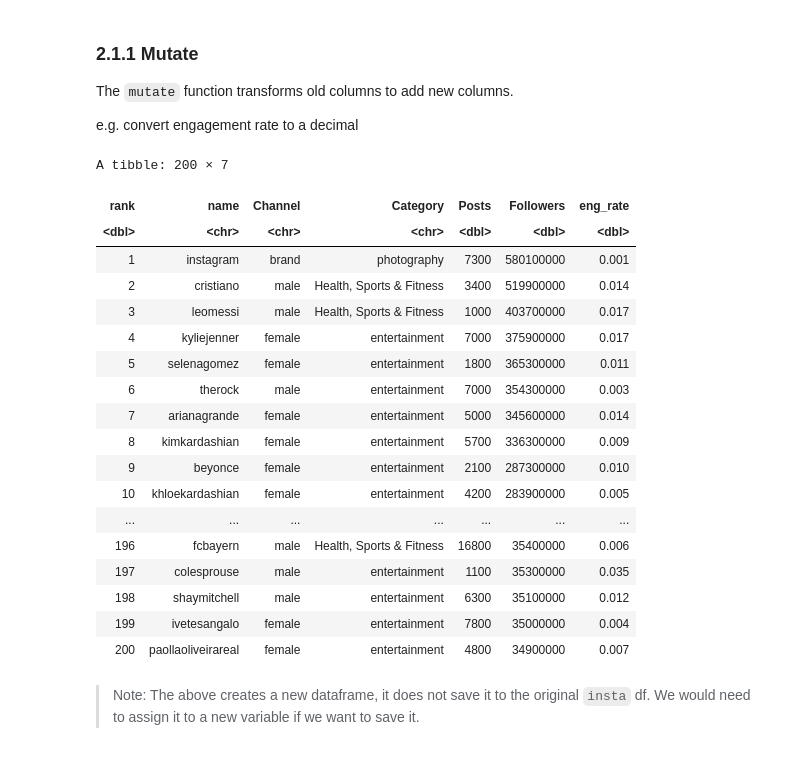
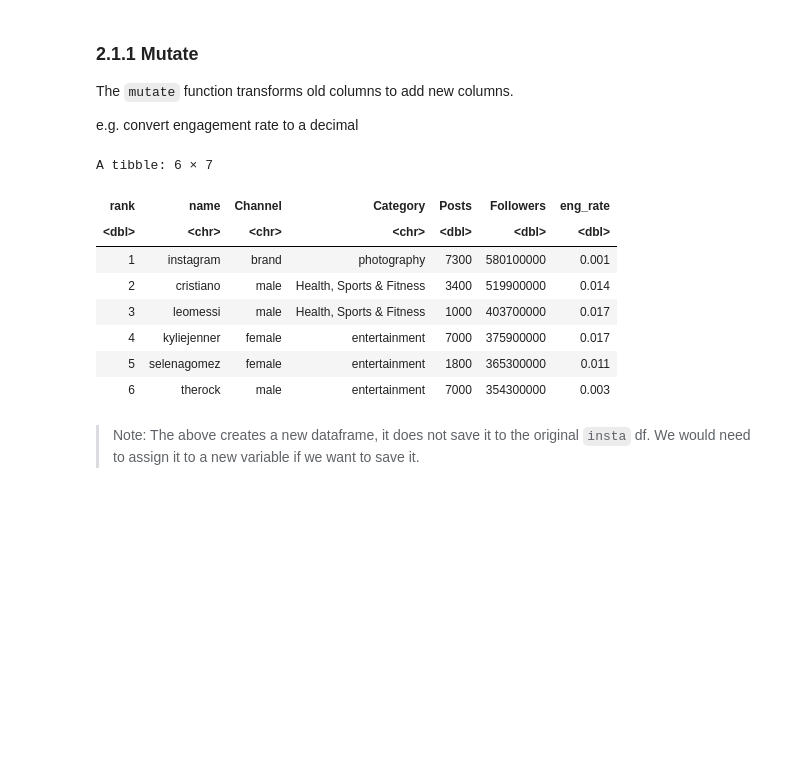
Before and after one commit to katieburak/girls-in-DS, a Jupyter notebook: _build/jupyter_execute/notes/day1.ipynb, the cells around one changed output. Saved outputs shown, nothing was run; the diff lists cells and outputs as text; code cells hidden in the pictures; blank space fills up the shorter version.

```diff
--- a/_build/jupyter_execute/notes/day1.ipynb
+++ b/_build/jupyter_execute/notes/day1.ipynb
@@ -496,27 +498,17 @@ The `mutate` function transforms old columns to add new columns.
 
 e.g. convert engagement rate to a decimal
 # %%
-mutate(insta, eng_rate = eng_rate / 100)
+head(mutate(insta, eng_rate = eng_rate / 100)) # head function returns only the first 6 rows
 # %% [output]
-A tibble: 200 × 7
+A tibble: 6 × 7
 | rank | name | Channel | Category | Posts | Followers | eng_rate |
 | <dbl> | <chr> | <chr> | <chr> | <dbl> | <dbl> | <dbl> |
 | 1 | instagram | brand | photography | 7300 | 580100000 | 0.001 |
 | 2 | cristiano | male | Health, Sports & Fitness | 3400 | 519900000 | 0.014 |
 | 3 | leomessi | male | Health, Sports & Fitness | 1000 | 403700000 | 0.017 |
 | 4 | kyliejenner | female | entertainment | 7000 | 375900000 | 0.017 |
 | 5 | selenagomez | female | entertainment | 1800 | 365300000 | 0.011 |
 | 6 | therock | male | entertainment | 7000 | 354300000 | 0.003 |
-| 7 | arianagrande | female | entertainment | 5000 | 345600000 | 0.014 |
-| 8 | kimkardashian | female | entertainment | 5700 | 336300000 | 0.009 |
-| 9 | beyonce | female | entertainment | 2100 | 287300000 | 0.010 |
-| 10 | khloekardashian | female | entertainment | 4200 | 283900000 | 0.005 |
-| ... | ... | ... | ... | ... | ... | ... |
-| 196 | fcbayern | male | Health, Sports & Fitness | 16800 | 35400000 | 0.006 |
-| 197 | colesprouse | male | entertainment | 1100 | 35300000 | 0.035 |
-| 198 | shaymitchell | male | entertainment | 6300 | 35100000 | 0.012 |
-| 199 | ivetesangalo | female | entertainment | 7800 | 35000000 | 0.004 |
-| 200 | paollaoliveirareal | female | entertainment | 4800 | 34900000 | 0.007 |
 # %% [markdown]
 > Note: The above creates a new dataframe, it does not save it to the original `insta` df. We would need to assign it to a new variable if we want to save it.
 # %% [markdown]
```
Also changed, not shown: parts of 35 cells of this notebook, 21 other files.
